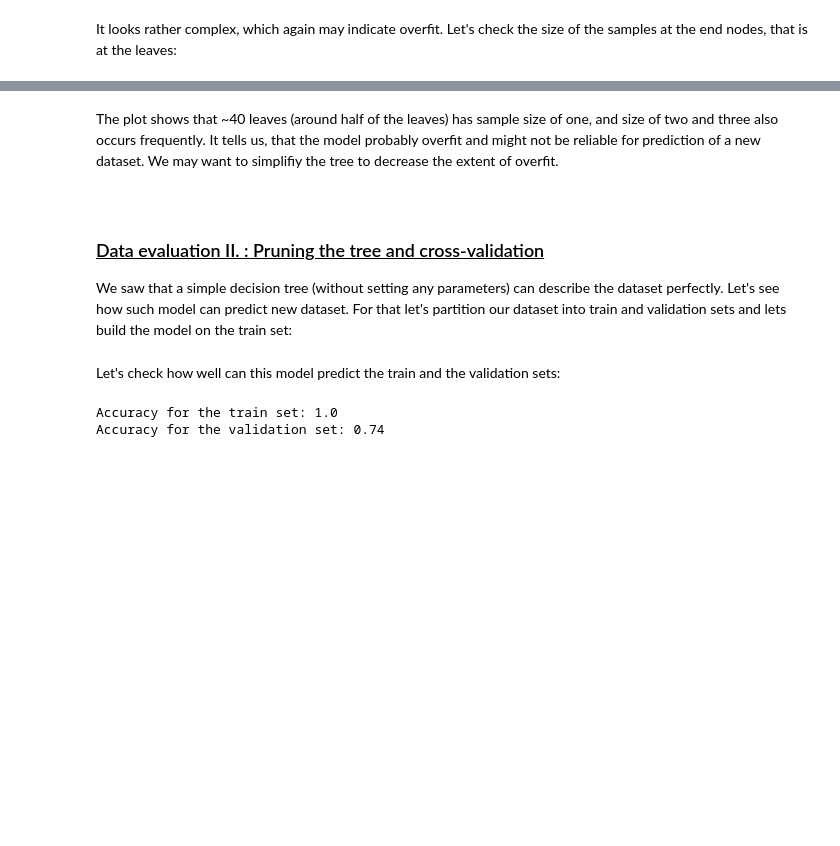
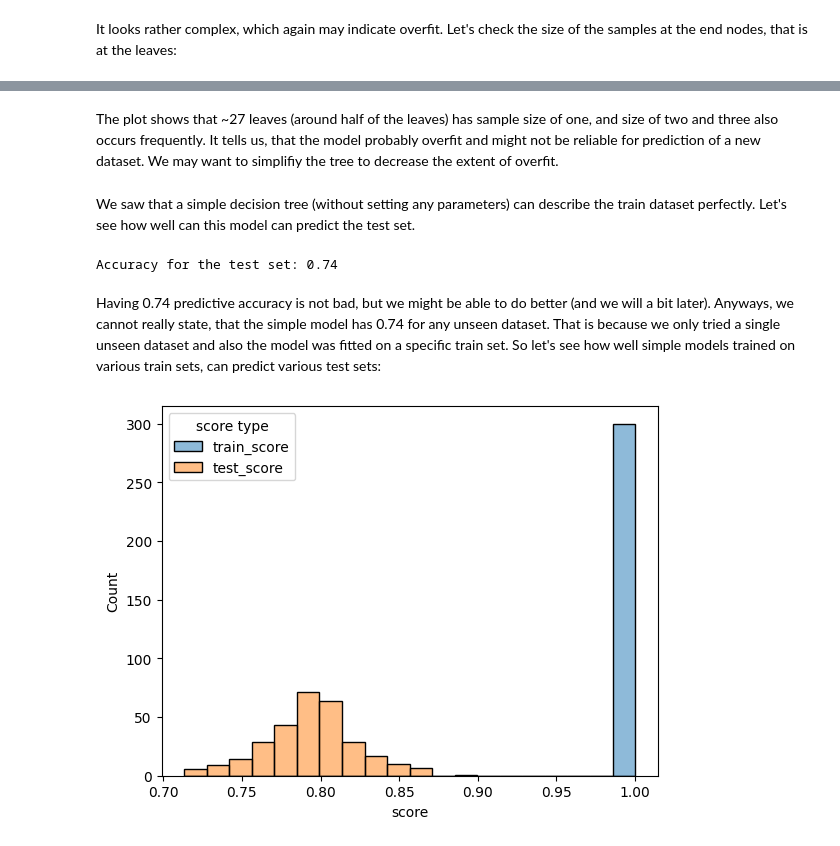
Before and after one commit to MMateo1120/machine_learning_tutorials, a Jupyter notebook: decision_tree.ipynb, the cells around one changed output, grey strips where cells are left out. Drawn from its saved outputs; the diff is of its cells as text; code cells hidden in the pictures; blank space fills up the shorter version.

```diff
--- a/decision_tree.ipynb
+++ b/decision_tree.ipynb
@@ -272,8 +275,4 @@ sample_count_occur.plot.bar()
 # %% [markdown]
-The plot shows that ~40 leaves (around half of the leaves) has sample size of one, and size of two and three also occurs frequently. It tells us, that the model probably overfit and might not be reliable for prediction of a new dataset. We may want to simplifiy the tree to decrease the extent of overfit.
+The plot shows that ~27 leaves (around half of the leaves) has sample size of one, and size of two and three also occurs frequently. It tells us, that the model probably overfit and might not be reliable for prediction of a new dataset. We may want to simplifiy the tree to decrease the extent of overfit.
 # %% [markdown]
-<br/>
-
-### <ins>Data evaluation II. : Pruning the tree and cross-validation<ins>
-
-We saw that a simple decision tree (without setting any parameters) can describe the dataset perfectly. Let's see how such model can predict new dataset. For that let's partition our dataset into train and validation sets and lets build the model on the train set:
+We saw that a simple decision tree (without setting any parameters) can describe the train dataset perfectly. Let's see how well can this model can predict the test set.
@@ -289,13 +279,43 @@ clf = clf.fit(X_train,y_train)
-# %% [markdown]
-Let's check how well can this model predict the train and the validation sets:
-# %%
-y_train_pred = clf.predict(X_train)
-y_val_pred = clf.predict(X_val)
-print(
-    f"Accuracy for the train set: {metrics.accuracy_score(y_train, y_train_pred)}"
-    + "\n"
-    + f"Accuracy for the validation set: {metrics.accuracy_score(y_val, y_val_pred)}"
-)
-# %% [output]
-Accuracy for the train set: 1.0
-Accuracy for the validation set: 0.74
+# %%
+y_test_pred = clf.predict(X_test)
+print(
+    f"Accuracy for the test set: {metrics.accuracy_score(y_test, y_test_pred)}"
+)
+# %% [output]
+Accuracy for the test set: 0.74
+# %% [markdown]
+Having 0.74 predictive accuracy is not bad, but we might be able to do better (and we will a bit later). Anyways, we cannot really state, that the simple model has 0.74 for any unseen dataset. That is because we only tried a single unseen dataset and also the model was fitted on a specific train set. So let's see how well simple models trained on various train sets, can predict various test sets:
+# %%
+import seaborn as sns
+
+np.random.seed(111)
+
+score_test = []
+score_train = []
+
+for _ in range(300):
+    X_train, X_test, y_train, y_test = train_test_split(X, y, test_size=0.2)
+    clf.fit(X_train, y_train)
+    y_train_pred = clf.predict(X_train)
+    y_test_pred = clf.predict(X_test)
+    score_test.append(metrics.accuracy_score(y_test, y_test_pred))
+    score_train.append(metrics.accuracy_score(y_train, y_train_pred))
+
+scores = pd.DataFrame(
+    {
+        "train_score": score_train,
+        "test_score": score_test,
+    }
+)
+
+scores_simple_holdout = pd.melt(
+    scores,
+    value_vars=["train_score", "test_score"],
+    var_name="score type",
+    value_name="score",
+)
+sns.histplot(scores_simple_holdout, x="score", hue="score type", bins=20)
+
+np.random.seed()
+# %% [output]
+[figure, added]
```
Also changed, not shown: parts of 39 cells of this notebook.
